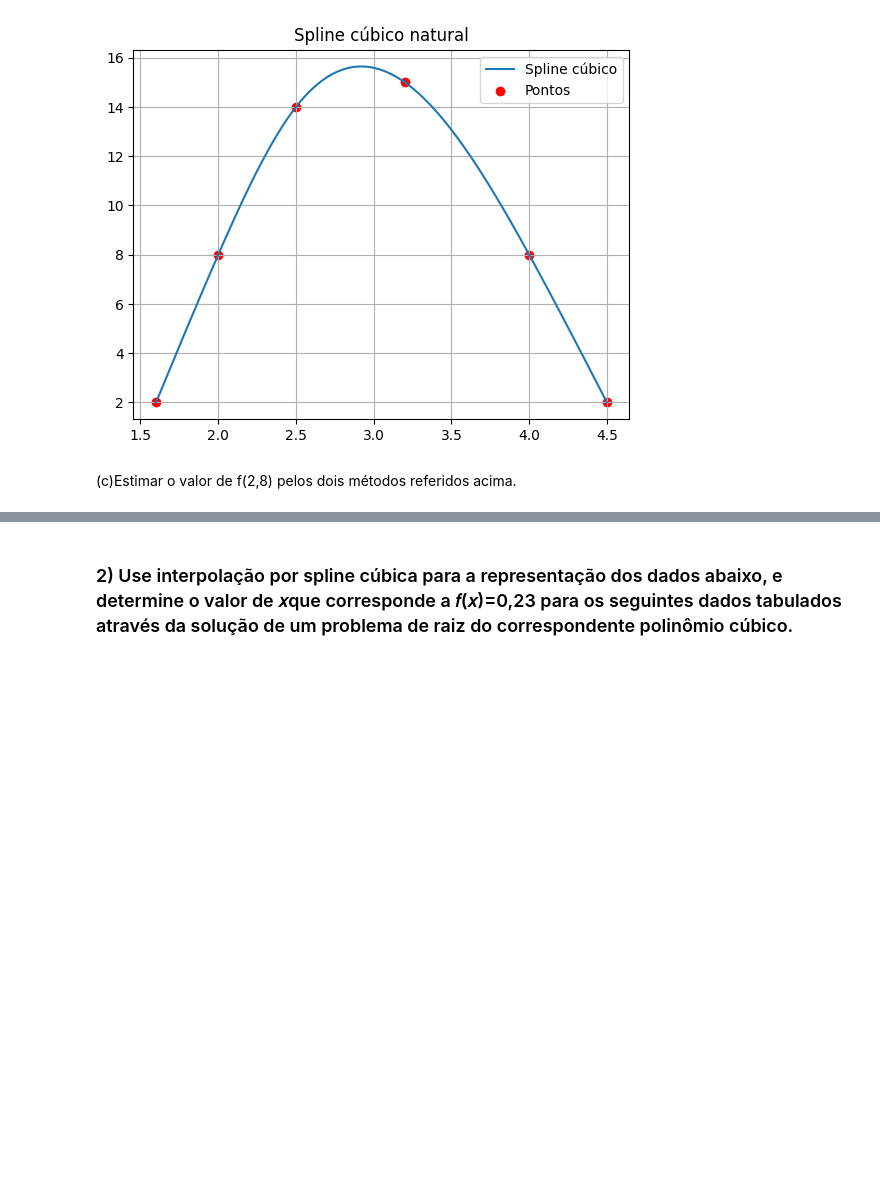
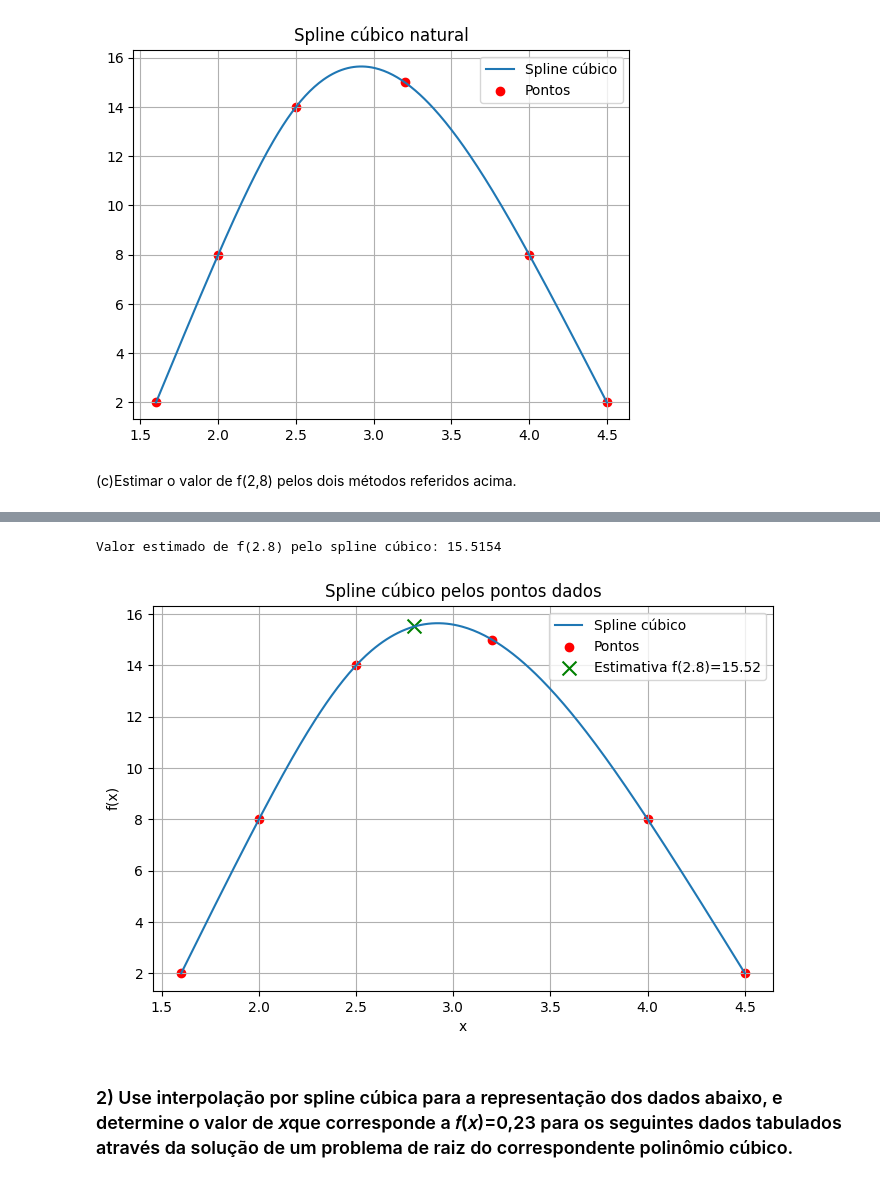
Before and after one commit to Luckas33/MetodosNumericos, a Jupyter notebook: TrabalhoComputacional_2.ipynb, the cells around one changed output, grey strips where cells are left out. Saved outputs shown, nothing was run; the diff lists cells and outputs as text; code cells hidden in the pictures; blank space fills up the shorter version.

```diff
--- a/TrabalhoComputacional_2.ipynb
+++ b/TrabalhoComputacional_2.ipynb
@@ -352,3 +281,33 @@ f(2.8) pelo spline cúbico = 15.515354832040089
+# %%
+x_pts = np.array([1.6, 2.0, 2.5, 3.2, 4.0, 4.5])
+y_pts = np.array([2, 8, 14, 15, 8, 2])
+
+# Calcular os coeficientes do spline cúbico
+M = cubic_spline_coeffs(x_pts, y_pts)
+
+# Estimar f(2.8)
+x_val = 2.8
+y_est = evaluate_cubic_spline(x_val, x_pts, y_pts, M)
+print(f"Valor estimado de f(2.8) pelo spline cúbico: {y_est:.4f}")
+
+# Plotar o spline cúbico
+x_dense = np.linspace(1.6, 4.5, 300)
+y_dense = [evaluate_cubic_spline(xx, x_pts, y_pts, M) for xx in x_dense]
+
+plt.figure(figsize=(8,5))
+plt.plot(x_dense, y_dense, label='Spline cúbico')
+plt.scatter(x_pts, y_pts, color='red', label='Pontos')
+plt.scatter([x_val], [y_est], color='green', marker='x', s=100,
+            label=f'Estimativa f(2.8)={y_est:.2f}')
+plt.xlabel('x')
+plt.ylabel('f(x)')
+plt.title('Spline cúbico pelos pontos dados')
+plt.legend()
+plt.grid(True)
+plt.show()
+# %% [output]
+Valor estimado de f(2.8) pelo spline cúbico: 15.5154
+[figure, added]
 # %% [markdown]
 ### 2) Use  interpolação  por  spline  cúbica  para  a  representação  dos  dados  abaixo,  e determine o valor de 𝑥que corresponde a 𝑓(𝑥)=0,23 para os seguintes dados tabulados através da solução de um problema de raiz do correspondente polinômio cúbico.
 # %% [markdown]
```
Also changed, not shown: parts of 11 cells of this notebook.
